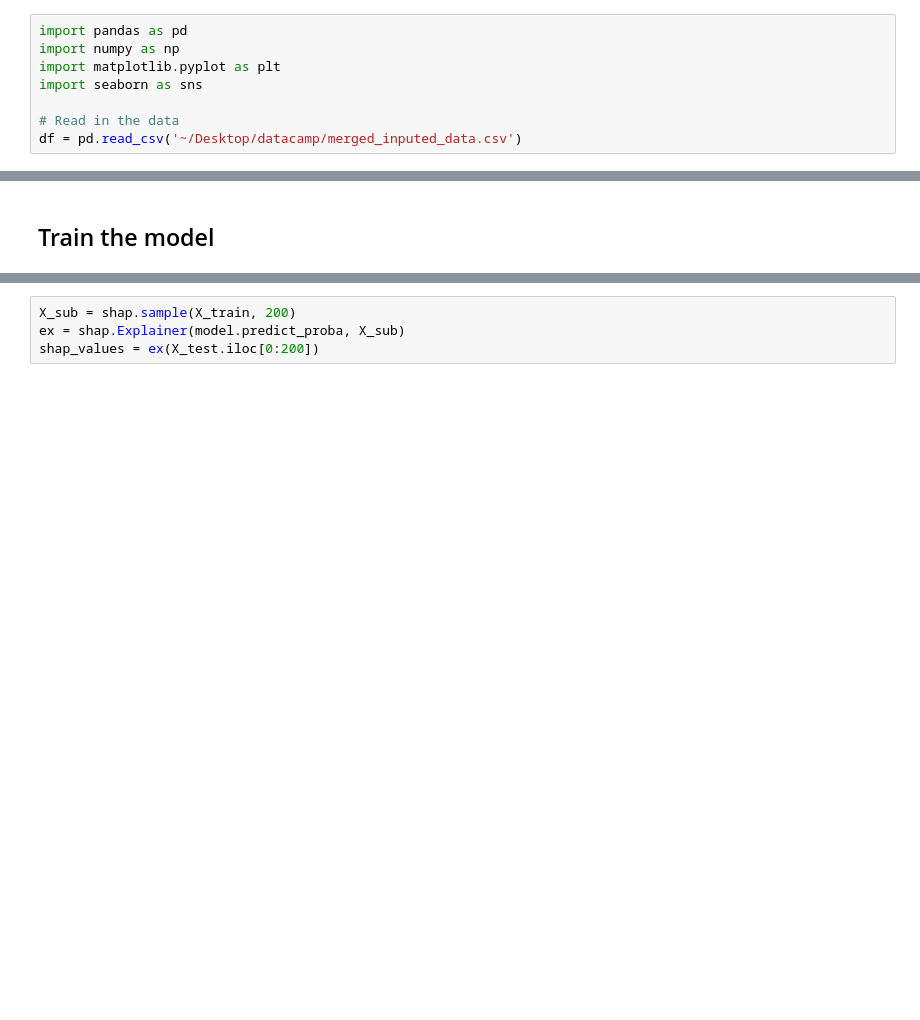
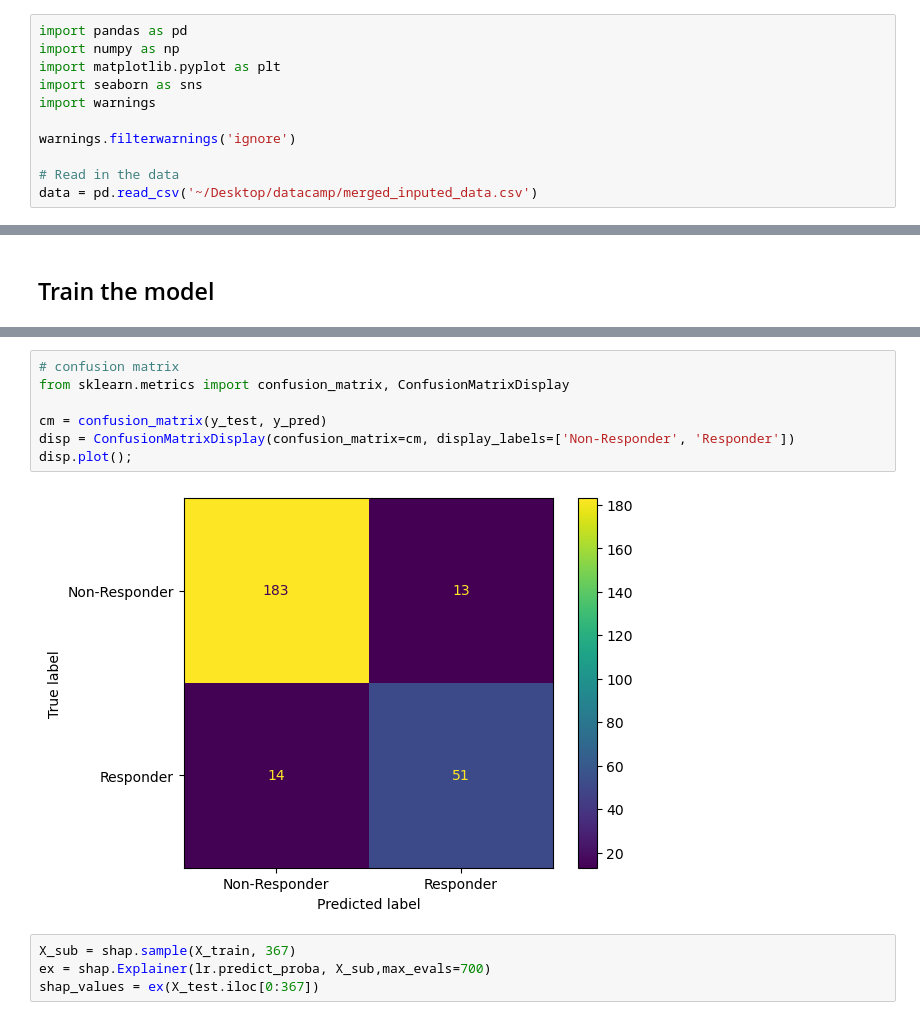
Before and after one commit to DanHerman212/oud_treatment_outcome, a Jupyter notebook: notebooks/5_sklearn_logistic_regression.ipynb, the cells around one changed output, grey strips where cells are left out. Saved outputs shown, nothing was run; the diff lists cells and outputs as text; blank space fills up the shorter version.

```diff
--- a/notebooks/5_sklearn_logistic_regression.ipynb
+++ b/notebooks/5_sklearn_logistic_regression.ipynb
@@ -3,6 +3,9 @@ import pandas as pd
 import numpy as np
 import matplotlib.pyplot as plt
 import seaborn as sns
+import warnings
+
+warnings.filterwarnings('ignore')
 
 # Read in the data
-df = pd.read_csv('~/Desktop/datacamp/merged_inputed_data.csv')
+data = pd.read_csv('~/Desktop/datacamp/merged_inputed_data.csv')
@@ -90,5 +53,14 @@ Accuracy: 0.7318007662835249
+# %%
+# confusion matrix
+from sklearn.metrics import confusion_matrix, ConfusionMatrixDisplay
+
+cm = confusion_matrix(y_test, y_pred)
+disp = ConfusionMatrixDisplay(confusion_matrix=cm, display_labels=['Non-Responder', 'Responder'])
+disp.plot();
+# %% [output]
+[figure, added]
 # %%
-X_sub = shap.sample(X_train, 200)
-ex = shap.Explainer(model.predict_proba, X_sub)
-shap_values = ex(X_test.iloc[0:200])
+X_sub = shap.sample(X_train, 367)
+ex = shap.Explainer(lr.predict_proba, X_sub,max_evals=700)
+shap_values = ex(X_test.iloc[0:367])
 # %%
```
Also changed, not shown: parts of 16 cells of this notebook, 7 other files.
